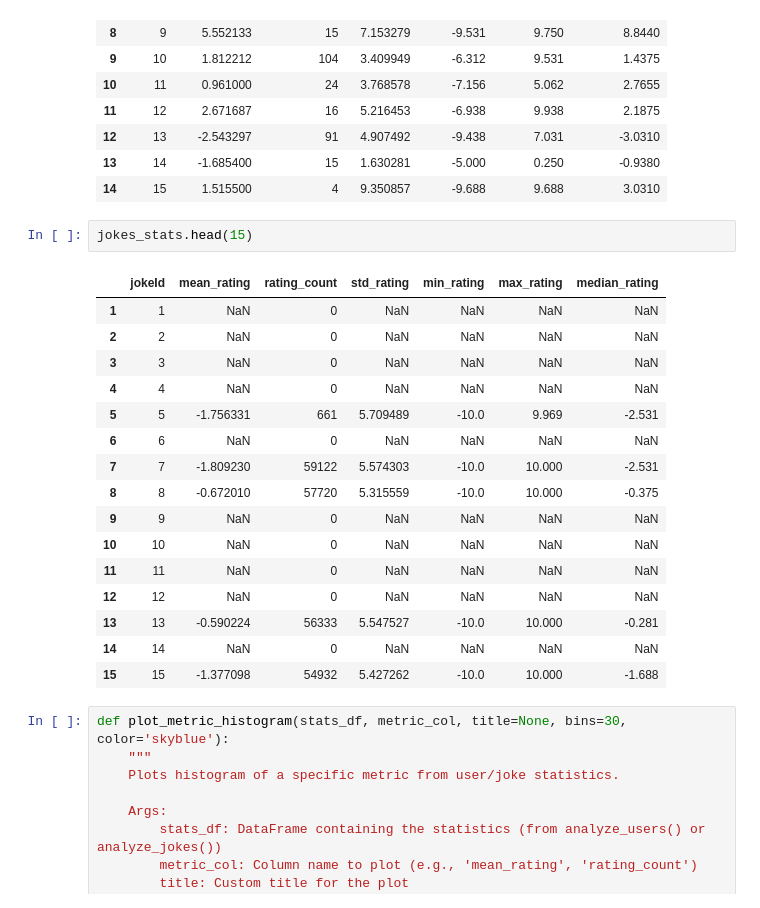
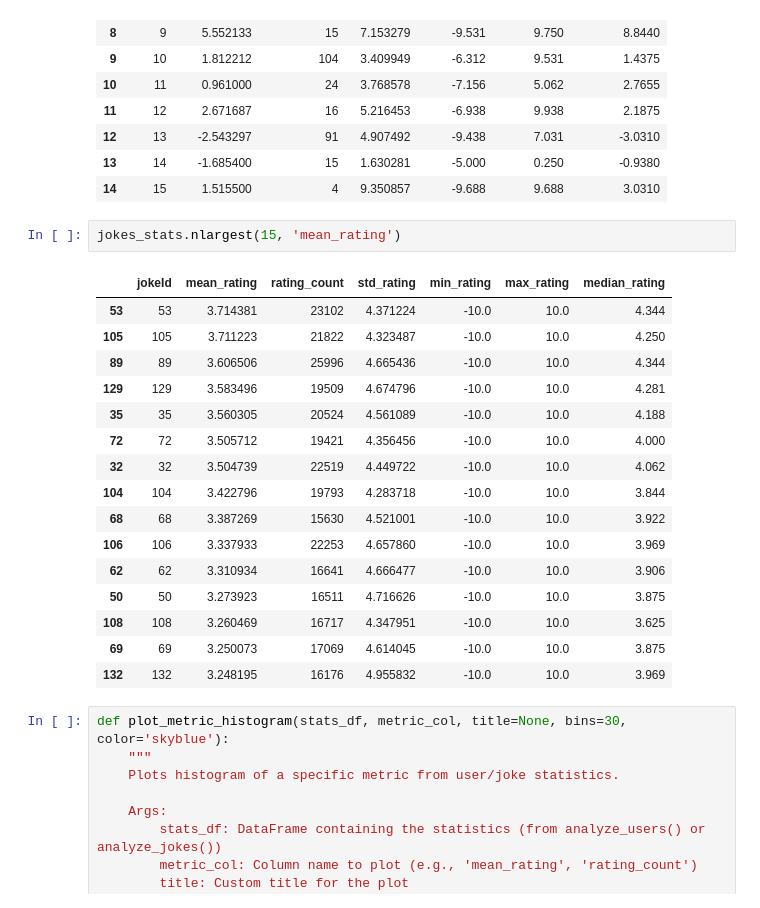
Before and after one commit to ejdam87/joke-recommendation, a Jupyter notebook: data_exploration.ipynb, the cells around one changed output. Saved outputs shown, nothing was run; the diff lists cells and outputs as text.

```diff
--- a/data_exploration.ipynb
+++ b/data_exploration.ipynb
@@ -218,24 +218,24 @@ user_stats.head(15)
 | 13 | 14 | -1.685400 | 15 | 1.630281 | -5.000 | 0.250 | -0.9380 |
 | 14 | 15 | 1.515500 | 4 | 9.350857 | -9.688 | 9.688 | 3.0310 |
 # %%
-jokes_stats.head(15)
+jokes_stats.nlargest(15, 'mean_rating')
 # %% [output]
 |  | jokeId | mean_rating | rating_count | std_rating | min_rating | max_rating | median_rating |
-| 1 | 1 | NaN | 0 | NaN | NaN | NaN | NaN |
-| 2 | 2 | NaN | 0 | NaN | NaN | NaN | NaN |
-| 3 | 3 | NaN | 0 | NaN | NaN | NaN | NaN |
-| 4 | 4 | NaN | 0 | NaN | NaN | NaN | NaN |
-| 5 | 5 | -1.756331 | 661 | 5.709489 | -10.0 | 9.969 | -2.531 |
-| 6 | 6 | NaN | 0 | NaN | NaN | NaN | NaN |
-| 7 | 7 | -1.809230 | 59122 | 5.574303 | -10.0 | 10.000 | -2.531 |
-| 8 | 8 | -0.672010 | 57720 | 5.315559 | -10.0 | 10.000 | -0.375 |
-| 9 | 9 | NaN | 0 | NaN | NaN | NaN | NaN |
-| 10 | 10 | NaN | 0 | NaN | NaN | NaN | NaN |
-| 11 | 11 | NaN | 0 | NaN | NaN | NaN | NaN |
-| 12 | 12 | NaN | 0 | NaN | NaN | NaN | NaN |
-| 13 | 13 | -0.590224 | 56333 | 5.547527 | -10.0 | 10.000 | -0.281 |
-| 14 | 14 | NaN | 0 | NaN | NaN | NaN | NaN |
-| 15 | 15 | -1.377098 | 54932 | 5.427262 | -10.0 | 10.000 | -1.688 |
+| 53 | 53 | 3.714381 | 23102 | 4.371224 | -10.0 | 10.0 | 4.344 |
+| 105 | 105 | 3.711223 | 21822 | 4.323487 | -10.0 | 10.0 | 4.250 |
+| 89 | 89 | 3.606506 | 25996 | 4.665436 | -10.0 | 10.0 | 4.344 |
+| 129 | 129 | 3.583496 | 19509 | 4.674796 | -10.0 | 10.0 | 4.281 |
+| 35 | 35 | 3.560305 | 20524 | 4.561089 | -10.0 | 10.0 | 4.188 |
+| 72 | 72 | 3.505712 | 19421 | 4.356456 | -10.0 | 10.0 | 4.000 |
+| 32 | 32 | 3.504739 | 22519 | 4.449722 | -10.0 | 10.0 | 4.062 |
+| 104 | 104 | 3.422796 | 19793 | 4.283718 | -10.0 | 10.0 | 3.844 |
+| 68 | 68 | 3.387269 | 15630 | 4.521001 | -10.0 | 10.0 | 3.922 |
+| 106 | 106 | 3.337933 | 22253 | 4.657860 | -10.0 | 10.0 | 3.969 |
+| 62 | 62 | 3.310934 | 16641 | 4.666477 | -10.0 | 10.0 | 3.906 |
+| 50 | 50 | 3.273923 | 16511 | 4.716626 | -10.0 | 10.0 | 3.875 |
+| 108 | 108 | 3.260469 | 16717 | 4.347951 | -10.0 | 10.0 | 3.625 |
+| 69 | 69 | 3.250073 | 17069 | 4.614045 | -10.0 | 10.0 | 3.875 |
+| 132 | 132 | 3.248195 | 16176 | 4.955832 | -10.0 | 10.0 | 3.969 |
 # %%
 def plot_metric_histogram(stats_df, metric_col, title=None, bins=30, color='skyblue'):
     """
```
Also changed, not shown: parts of 12 cells of this notebook, 2 other files.
